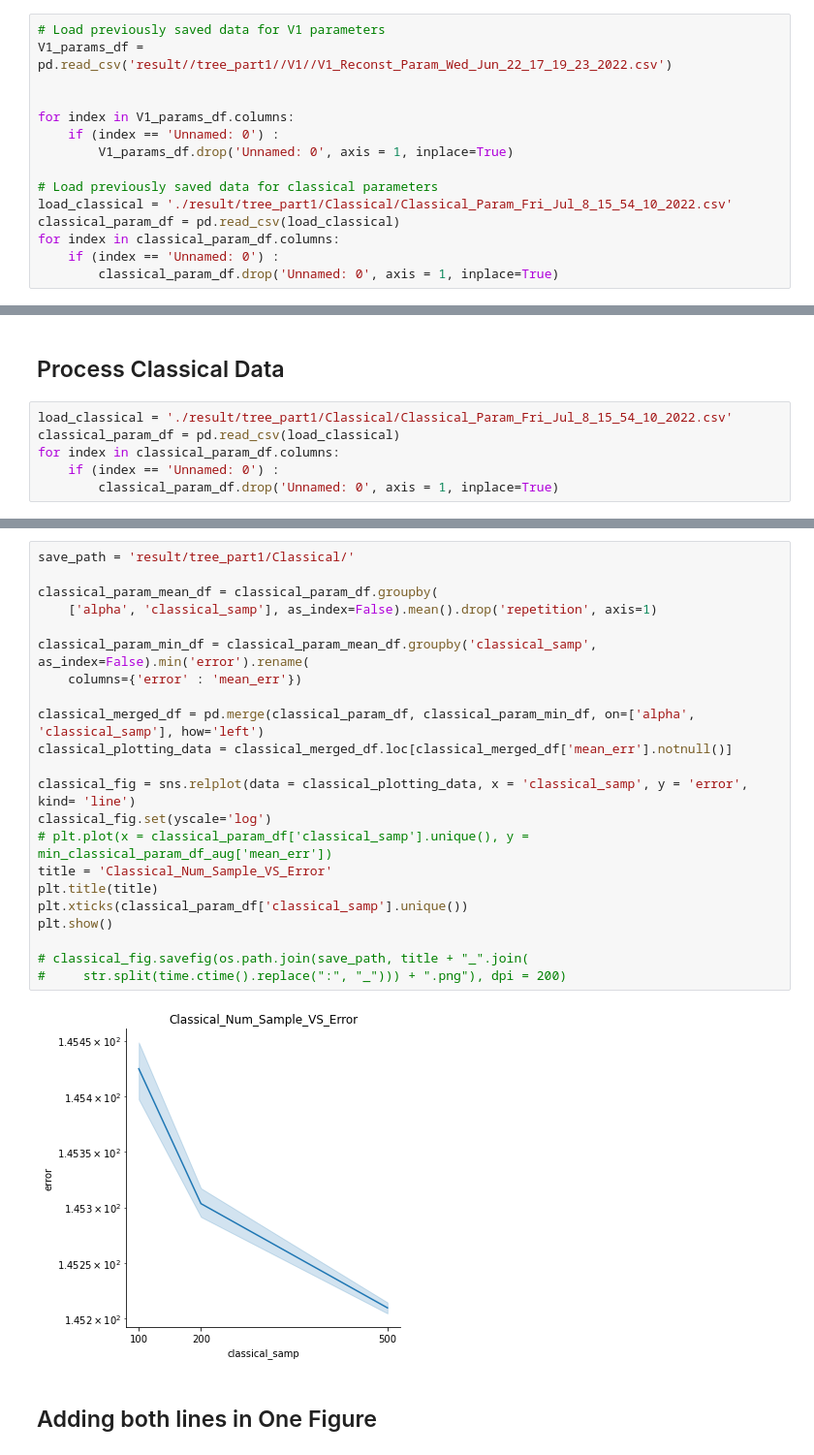
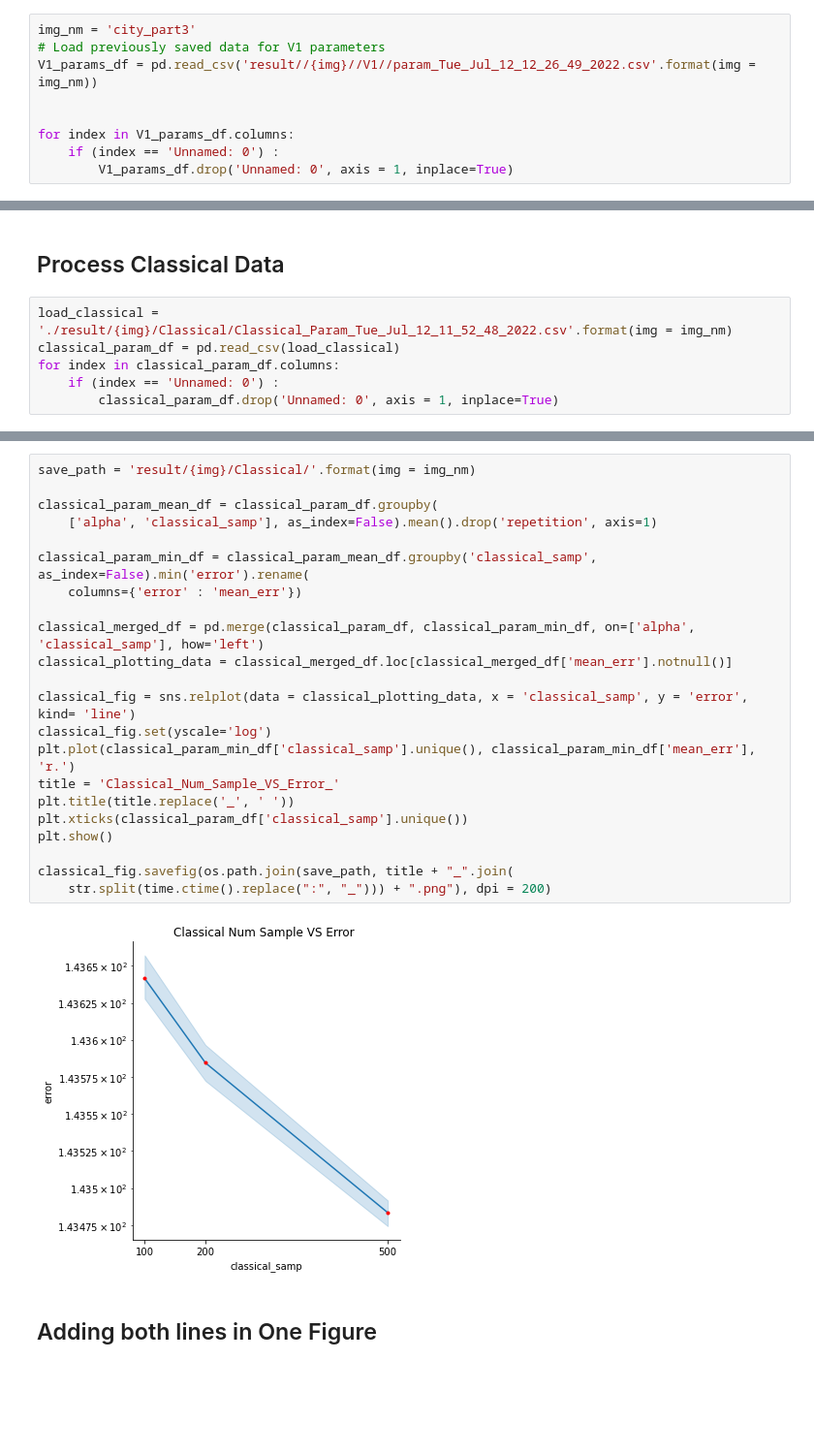
Before and after one commit to qkstngus000/Visual-Compressive-Sensing, a Jupyter notebook: NumCell_VS_Error_Graph.ipynb, the cells around one changed output, grey strips where cells are left out. Shown at 97% size. Saved outputs shown, nothing was run; the diff lists cells and outputs as text; blank space fills up the shorter version.

Commit message:
all graphs for each picture ready

```diff
--- a/NumCell_VS_Error_Graph.ipynb
+++ b/NumCell_VS_Error_Graph.ipynb
@@ -16,20 +16,14 @@ import os.path
 # %% [markdown]
 ## Process V1 data
 # %%
+img_nm = 'city_part3'
 # Load previously saved data for V1 parameters
-V1_params_df = pd.read_csv('result//tree_part1//V1//V1_Reconst_Param_Wed_Jun_22_17_19_23_2022.csv')
+V1_params_df = pd.read_csv('result//{img}//V1//param_Tue_Jul_12_12_26_49_2022.csv'.format(img = img_nm))
 
 
 for index in V1_params_df.columns:
     if (index == 'Unnamed: 0') :
         V1_params_df.drop('Unnamed: 0', axis = 1, inplace=True)
-
-# Load previously saved data for classical parameters
-load_classical = './result/tree_part1/Classical/Classical_Param_Fri_Jul_8_15_54_10_2022.csv'
-classical_param_df = pd.read_csv(load_classical)
-for index in classical_param_df.columns:
-    if (index == 'Unnamed: 0') :
-        classical_param_df.drop('Unnamed: 0', axis = 1, inplace=True)
 # %%
 V1_mean_err = V1_params_df.groupby(['num_cell', 'sparse_freq', 'cell_sz', 'alp'],
                                 as_index = False).agg({'error':'mean'})
@@ -127,7 +70,7 @@ plt.show()
 # %% [markdown]
 ## Process Classical Data
 # %%
-load_classical = './result/tree_part1/Classical/Classical_Param_Fri_Jul_8_15_54_10_2022.csv'
+load_classical = './result/{img}/Classical/Classical_Param_Tue_Jul_12_11_52_48_2022.csv'.format(img = img_nm)
 classical_param_df = pd.read_csv(load_classical)
 for index in classical_param_df.columns:
     if (index == 'Unnamed: 0') :
@@ -150,28 +93,28 @@ classical_param_df
 210 rows × 4 columns
 # %%
-save_path = 'result/tree_part1/Classical/'
+save_path = 'result/{img}/Classical/'.format(img = img_nm)
 
 classical_param_mean_df = classical_param_df.groupby(
     ['alpha', 'classical_samp'], as_index=False).mean().drop('repetition', axis=1)
 
 classical_param_min_df = classical_param_mean_df.groupby('classical_samp', as_index=False).min('error').rename(
     columns={'error' : 'mean_err'})
 
 classical_merged_df = pd.merge(classical_param_df, classical_param_min_df, on=['alpha', 'classical_samp'], how='left')
 classical_plotting_data = classical_merged_df.loc[classical_merged_df['mean_err'].notnull()]
 
 classical_fig = sns.relplot(data = classical_plotting_data, x = 'classical_samp', y = 'error', kind= 'line')
 classical_fig.set(yscale='log')
-# plt.plot(x = classical_param_df['classical_samp'].unique(), y = min_classical_param_df_aug['mean_err'])
-title = 'Classical_Num_Sample_VS_Error'
-plt.title(title)
+plt.plot(classical_param_min_df['classical_samp'].unique(), classical_param_min_df['mean_err'], 'r.')
+title = 'Classical_Num_Sample_VS_Error_'
+plt.title(title.replace('_', ' '))
 plt.xticks(classical_param_df['classical_samp'].unique())
 plt.show()
 
-# classical_fig.savefig(os.path.join(save_path, title + "_".join(
-#     str.split(time.ctime().replace(":", "_"))) + ".png"), dpi = 200)
+classical_fig.savefig(os.path.join(save_path, title + "_".join(
+    str.split(time.ctime().replace(":", "_"))) + ".png"), dpi = 200)
 # %% [output]
-[figure, old version]
+[figure, new version]
 # %% [markdown]
 ## Adding both lines in One Figure
 # %%
```
Also changed, not shown: parts of 7 cells of this notebook, 29 other files.
